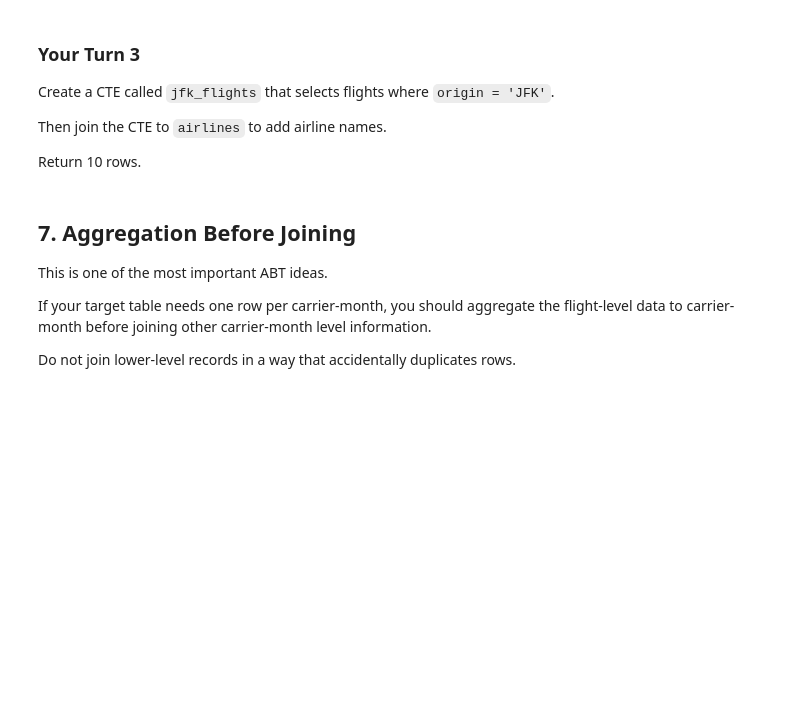
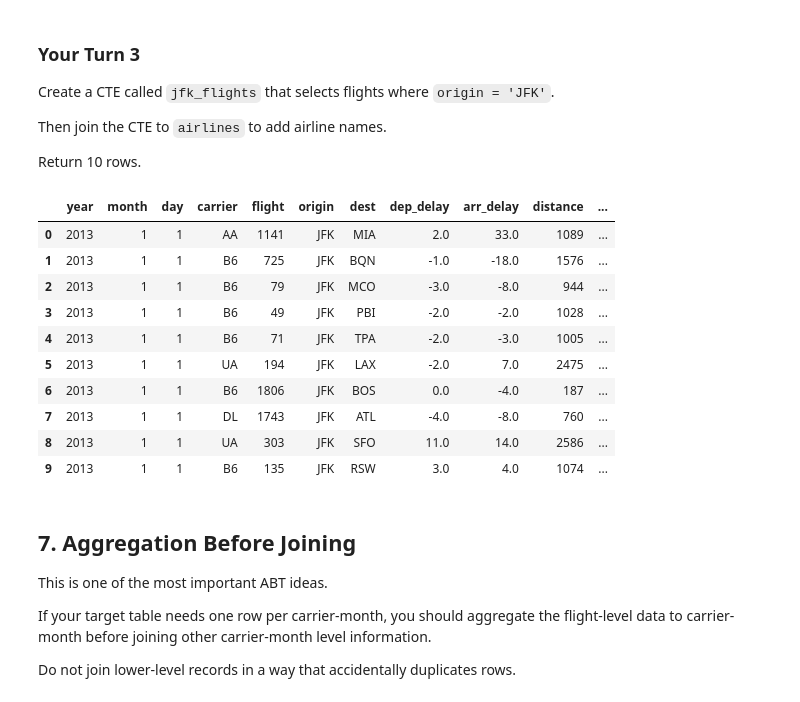
Before and after one commit to utsahenry/ban-6003-week-09-10-sql-abt, a Jupyter notebook: notebooks/module10_sql_joins_abt_guided_lab.ipynb, the cells around one changed output. Drawn from its saved outputs; the diff is of its cells as text; code cells hidden in the pictures; blank space fills up the shorter version.

Commit message:
Proccessing Module 10 SQL joins & ABT

```diff
--- a/notebooks/module10_sql_joins_abt_guided_lab.ipynb
+++ b/notebooks/module10_sql_joins_abt_guided_lab.ipynb
@@ -415,11 +526,45 @@ Return 10 rows.
 # %%
 # Your Turn 3
 
 query = '''
-
+with jfk_flights as (
+    SELECT
+        year,
+        month,
+        day,
+        carrier,
+        flight,
+        origin,
+        dest,
+        dep_delay,
+        arr_delay,
+        distance,
+        air_time
+        FROM flights
+        where origin = 'JFK'
+    )
+SELECT
+        jf.*,
+        a.name AS airline_name
+    FROM jfk_flights AS jf
+    LEFT JOIN airlines AS a
+        ON jf.carrier = a.carrier
+    LIMIT 10;
 '''
 
 run_query(query, engine)
+# %% [output]
+|  | year | month | day | carrier | flight | origin | dest | dep_delay | arr_delay | distance | ... |
+| 0 | 2013 | 1 | 1 | AA | 1141 | JFK | MIA | 2.0 | 33.0 | 1089 | ... |
+| 1 | 2013 | 1 | 1 | B6 | 725 | JFK | BQN | -1.0 | -18.0 | 1576 | ... |
+| 2 | 2013 | 1 | 1 | B6 | 79 | JFK | MCO | -3.0 | -8.0 | 944 | ... |
+| 3 | 2013 | 1 | 1 | B6 | 49 | JFK | PBI | -2.0 | -2.0 | 1028 | ... |
+| 4 | 2013 | 1 | 1 | B6 | 71 | JFK | TPA | -2.0 | -3.0 | 1005 | ... |
+| 5 | 2013 | 1 | 1 | UA | 194 | JFK | LAX | -2.0 | 7.0 | 2475 | ... |
+| 6 | 2013 | 1 | 1 | B6 | 1806 | JFK | BOS | 0.0 | -4.0 | 187 | ... |
+| 7 | 2013 | 1 | 1 | DL | 1743 | JFK | ATL | -4.0 | -8.0 | 760 | ... |
+| 8 | 2013 | 1 | 1 | UA | 303 | JFK | SFO | 11.0 | 14.0 | 2586 | ... |
+| 9 | 2013 | 1 | 1 | B6 | 135 | JFK | RSW | 3.0 | 4.0 | 1074 | ... |
 # %% [markdown]
 ## 7. Aggregation Before Joining
 
```
Also changed, not shown: parts of 33 cells of this notebook.
